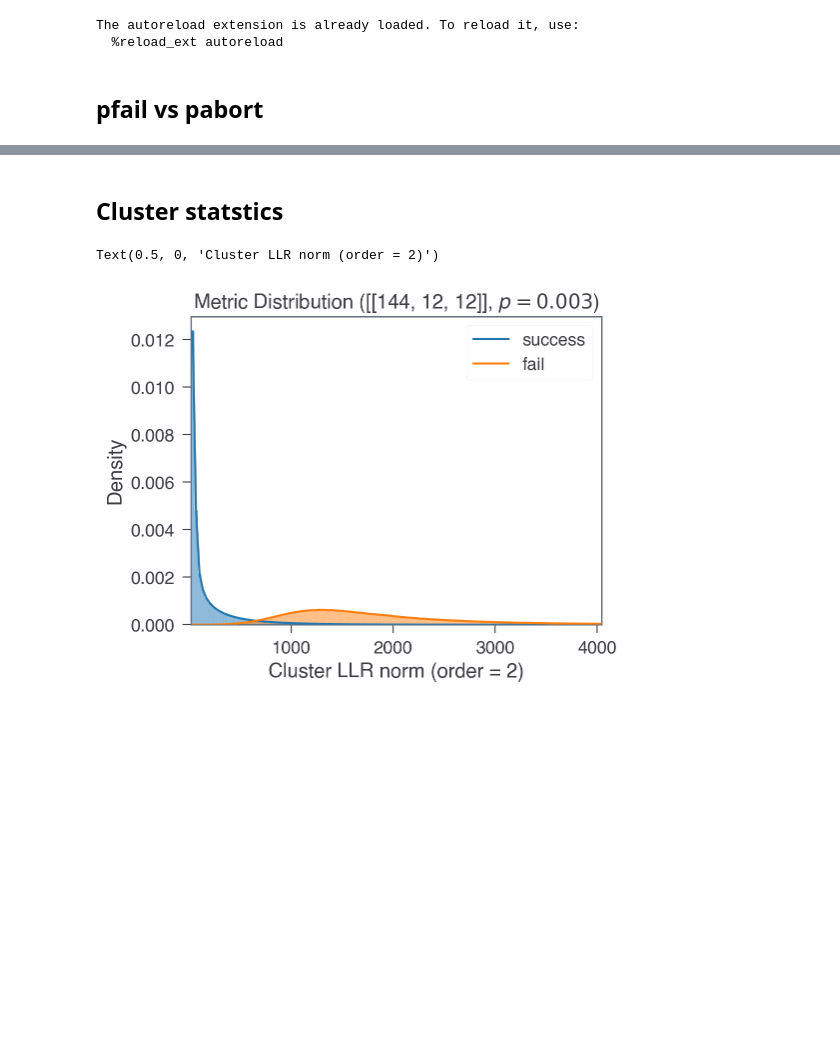
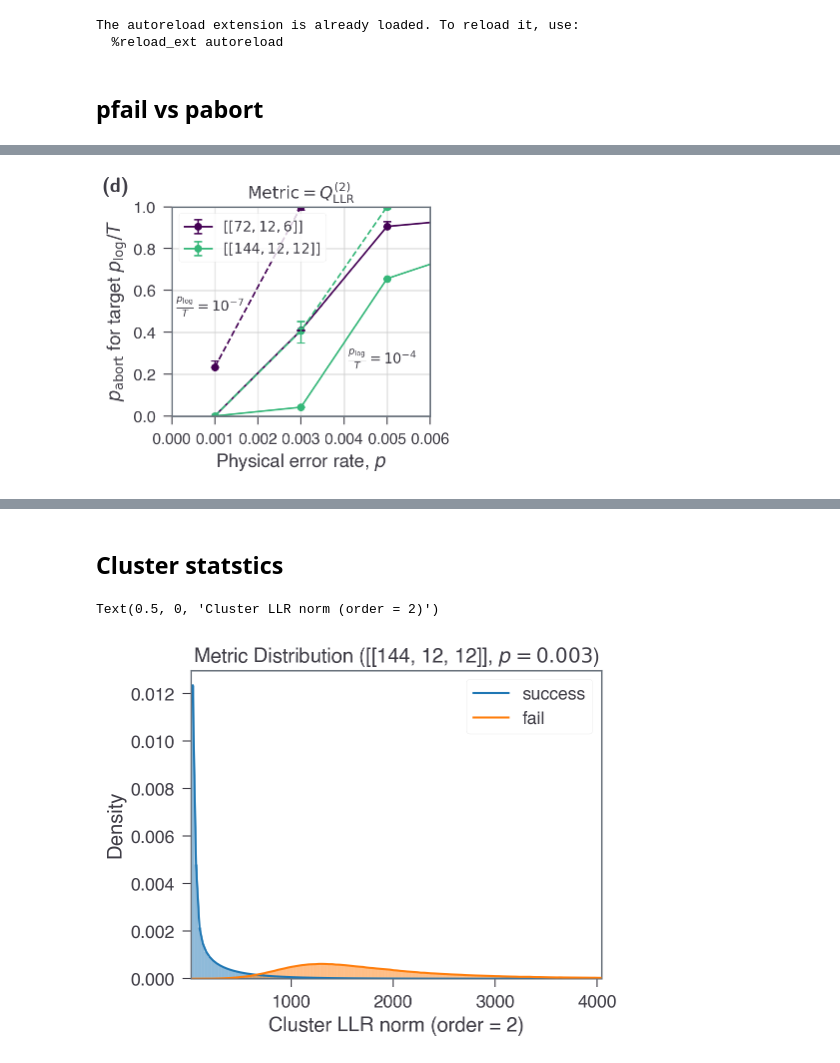
Before and after one commit to seokhyung-lee/ldpc-post-selection, a Jupyter notebook: simulations/analysis/notebooks/bb_code_analysis.ipynb, the cells around one changed output, grey strips where cells are left out. Drawn from its saved outputs; the diff is of its cells as text; code cells hidden in the pictures; blank space fills up the shorter version.

```diff
--- a/simulations/analysis/notebooks/bb_code_analysis.ipynb
+++ b/simulations/analysis/notebooks/bb_code_analysis.ipynb
@@ -402,0 +529,3 @@ plt.show()
+# %%
+df_ps = df_ps_dict["cluster_llr_norm_2"]
+df_ps.head()
@@ -402,0 +680,72 @@ plt.show()
+# %%
+from matplotlib.ticker import ScalarFormatter
+
+fig, ax = plt.subplots(figsize=(DFT_FIG_WIDTH_WIDE * 0.32, 3), layout="constrained")
+
+target_lers = [1e-4, 1e-7]
+
+cmap = plt.get_cmap("viridis")
+colors = [cmap(0), cmap(2 / 3)]
+
+for i, target_ler in enumerate(target_lers):
+    plot_kwargs = {}
+    for i_n, n in enumerate([72, 144]):
+        if i == 0:
+            label = r"$[[144, 12, 12]]$" if n == 144 else r"$[[72, 12, 6]]$"
+        else:
+            label = None
+        if i == 0:
+            linestyle = "-"
+        else:
+            linestyle = "--"
+
+        plot_kwargs_n = {
+            "color": colors[i_n],
+            "linestyle": linestyle,
+            "label": label,
+        }
+        plot_kwargs[n] = plot_kwargs_n
+
+    plot_required_abort_rate(
+        "cluster_llr_norm_2",
+        target_ler,
+        ax=ax,
+        fix_ler=True,
+        title=False,
+        show_only_plots=True,
+        plot_kwargs=plot_kwargs,
+    )
+
+ax.text(0.0041, 0.25, r"$\frac{p_\mathrm{log}}{T} = 10^{-4}$", fontsize=10)
+ax.text(0.0001, 0.5, r"$\frac{p_\mathrm{log}}{T} = 10^{-7}$", fontsize=10)
+
+ax.set_xlabel(r"Physical error rate, $p$")
+ax.set_ylabel(r"$p_\mathrm{abort}$ for target $p_\mathrm{log}/T$")
+ax.set_xlim(0, 6e-3)
+ax.set_xticks(np.arange(0, 6.1e-3, 1e-3))
+ax.set_ylim(0, 1)
+ax.set_yticks(np.arange(0, 1.1, 0.2))
+ax.tick_params(axis="x", labelsize=11)
+
+# fmt = ScalarFormatter(useMathText=True)
+# fmt.set_powerlimits((-3, -3))
+# ax.xaxis.set_major_formatter(fmt)
+
+ax.legend(fontsize=10)
+ax.set_title(r"$\text{Metric} = Q_\mathrm{LLR}^{(2)}$", fontsize=12)
+
+ax.text(
+    0,
+    1,
+    "(d)",
+    transform=fig.transFigure,
+    fontdict=dict(weight="bold", family=CMU_FONT),
+    va="top",
+    ha="left",
+    in_layout=False,
+    fontsize=14,
+)
+
+fig.savefig("overleaf_figs/bb_code_target_ler.pdf")
+# %% [output]
+[figure, added]
```
Also changed, not shown: parts of 14 cells of this notebook, 17 other files.
